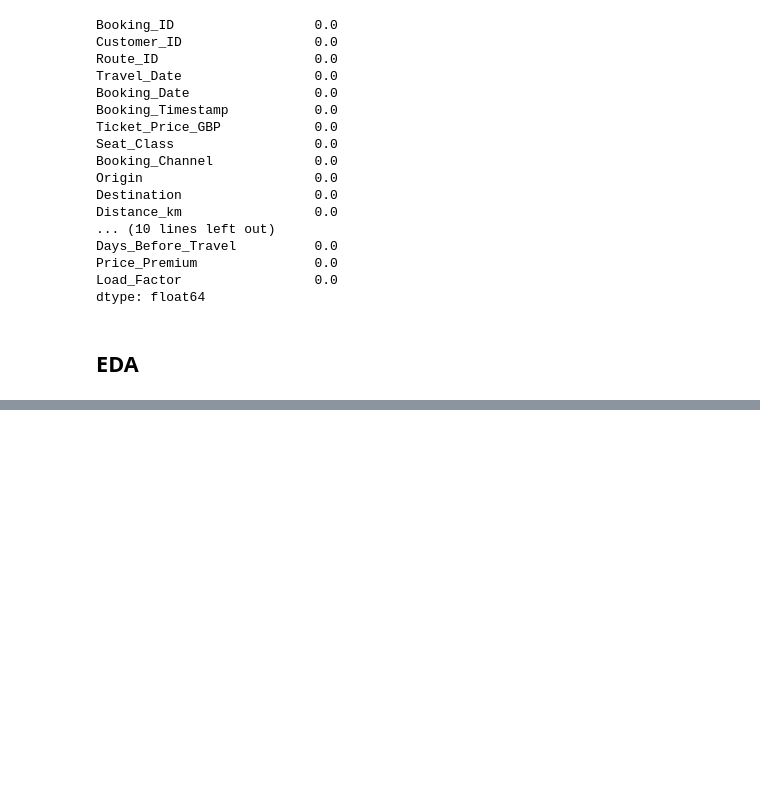
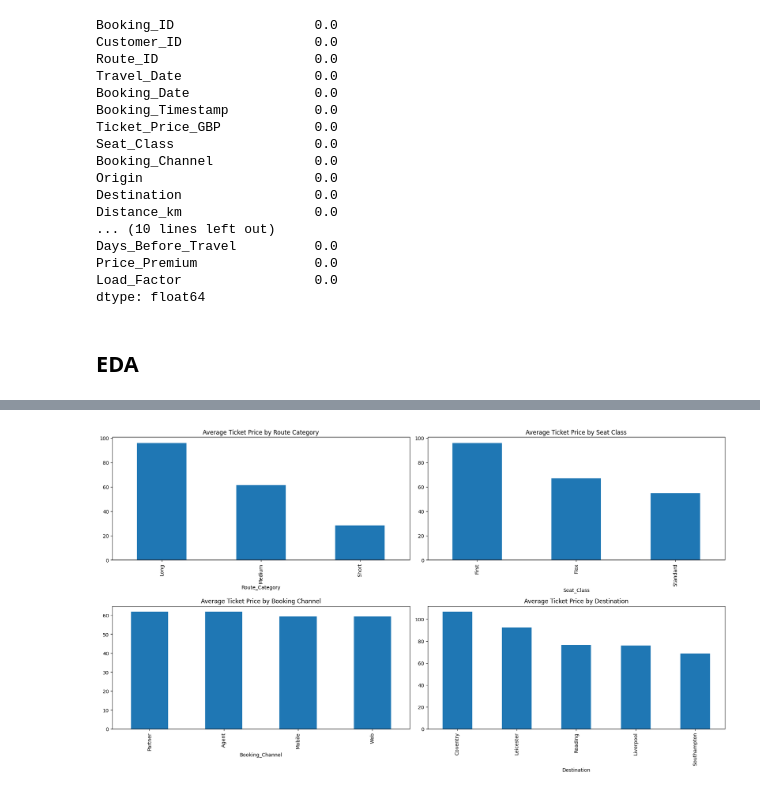
Before and after one commit to michizler/voyage-rails-analytics, a Jupyter notebook: preprocessing/clean.ipynb, the cells around one changed output, grey strips where cells are left out. Saved outputs shown, nothing was run; the diff lists cells and outputs as text; code cells hidden in the pictures; blank space fills up the shorter version.

```diff
--- a/preprocessing/clean.ipynb
+++ b/preprocessing/clean.ipynb
@@ -303,0 +361,19 @@ dtype: float64
+# %%
+fig, axes = plt.subplots(2, 2, figsize=(18, 10))
+
+travel_data.groupby('Route_Category')['Ticket_Price_GBP'].mean().plot(kind='bar', ax=axes[0,0])
+axes[0,0].set_title('Average Ticket Price by Route Category')
+
+travel_data.groupby('Seat_Class')['Ticket_Price_GBP'].mean().plot(kind='bar', ax=axes[0,1])
+axes[0,1].set_title('Average Ticket Price by Seat Class')
+
+travel_data.groupby('Booking_Channel')['Ticket_Price_GBP'].mean().sort_values(ascending=False).plot(kind='bar', ax=axes[1,0])
+axes[1,0].set_title('Average Ticket Price by Booking Channel')
+
+travel_data.groupby('Destination')['Ticket_Price_GBP'].mean().sort_values(ascending=False).head(5).plot(kind='bar', ax=axes[1,1])
+axes[1,1].set_title('Average Ticket Price by Destination')
+
+plt.tight_layout()
+plt.show()
+# %% [output]
+[figure, added]
```
Also changed, not shown: parts of 6 cells of this notebook.
